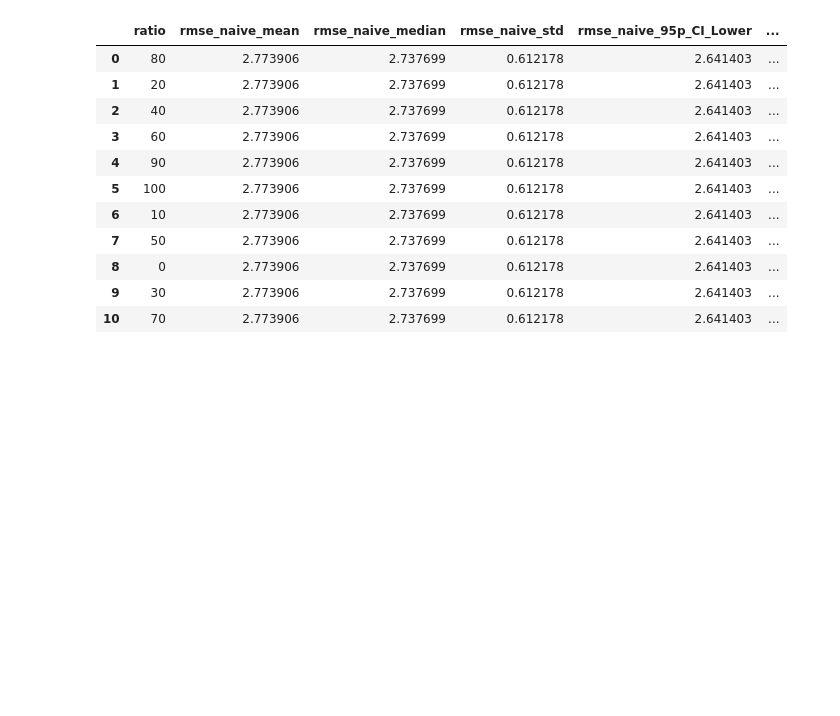
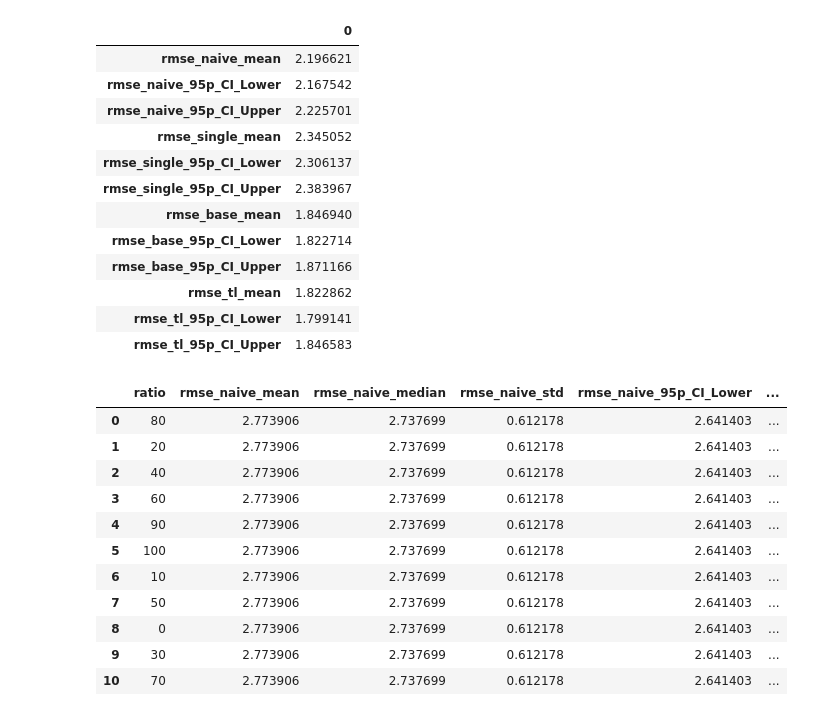
Before and after one commit to hulmanlab/jchr_racial_diff, a Jupyter notebook: scripts/3_2_plot_results.ipynb, the cells around one changed output. Saved outputs shown, nothing was run; the diff lists cells and outputs as text; code cells hidden in the pictures; blank space fills up the shorter version.

Commit message:
calc overall mean rmse

```diff
--- a/scripts/3_2_plot_results.ipynb
+++ b/scripts/3_2_plot_results.ipynb
@@ -41,3 +57,59 @@ df
+# %%
+def calculate_mean_and_95CI(df):
+
+    import numpy as np
+    import seaborn as sns
+
+    # List of RMSE columns
+    rmse_columns = [col for col in df.columns if 'rmse_' in col]
+
+    # Initialize a list to store each row of the final DataFrame
+    rows_list = []
+    stats_dict = {}
+
+    # Calculate the statistics for each RMSE column
+    for col in rmse_columns:
+        col_data = df[col].dropna()  # Exclude NaN values for the calculation
+        mean = col_data.mean()
+        median = col_data.median()
+        std = col_data.std()
+        # Confidence interval calculation
+        ci_lower = mean - 1.96 * (std / np.sqrt(len(col_data)))
+        ci_upper = mean + 1.96 * (std / np.sqrt(len(col_data)))
+
+        # Store the statistics in the dictionary
+        stats_dict[f'{col}_mean'] = mean
+        # stats_dict[f'{col}_median'] = median
+        # stats_dict[f'{col}_std'] = std
+        stats_dict[f'{col}_95p_CI_Lower'] = ci_lower
+        stats_dict[f'{col}_95p_CI_Upper'] = ci_upper
+
+    # Append the stats for the current ratio to the rows_list
+    rows_list.append(stats_dict)
+
+    # Create the final DataFrame
+    df_stats = pd.DataFrame(rows_list)
+    return df_stats
+
+df_results1 = calculate_mean_and_95CI(df_gr1)
+df_results2 = calculate_mean_and_95CI(df_gr2)
+
+# df_results1.T
+df_results2.T
+# %% [output]
+|  | 0 |
+| rmse_naive_mean | 2.196621 |
+| rmse_naive_95p_CI_Lower | 2.167542 |
+| rmse_naive_95p_CI_Upper | 2.225701 |
+| rmse_single_mean | 2.345052 |
+| rmse_single_95p_CI_Lower | 2.306137 |
+| rmse_single_95p_CI_Upper | 2.383967 |
+| rmse_base_mean | 1.846940 |
+| rmse_base_95p_CI_Lower | 1.822714 |
+| rmse_base_95p_CI_Upper | 1.871166 |
+| rmse_tl_mean | 1.822862 |
+| rmse_tl_95p_CI_Lower | 1.799141 |
+| rmse_tl_95p_CI_Upper | 1.846583 |
 # %%
 import seaborn as sns
 
```
Also changed, not shown: parts of 5 cells of this notebook.
